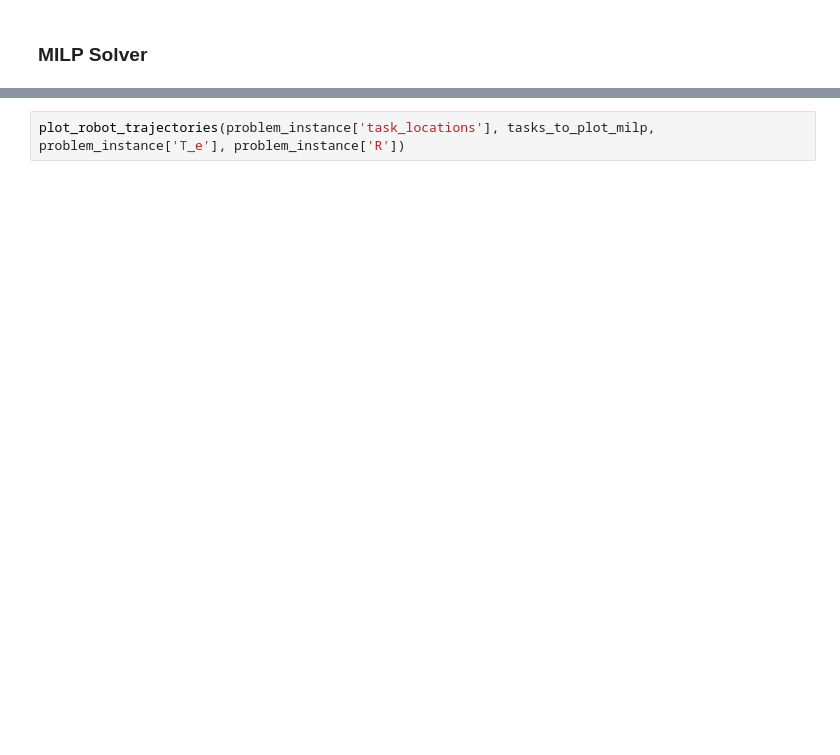
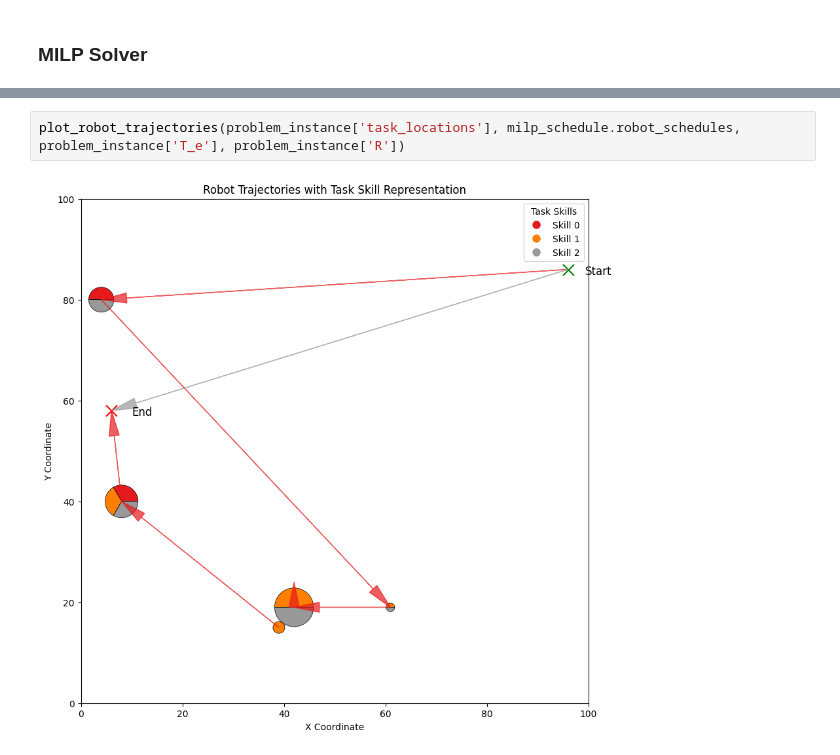
Before and after one commit to jakbichler/Sadcher, a Jupyter notebook: baselines/algorithm_comparison.ipynb, the cells around one changed output, grey strips where cells are left out. Drawn from its saved outputs; the diff is of its cells as text; blank space fills up the shorter version.

```diff
--- a/baselines/algorithm_comparison.ipynb
+++ b/baselines/algorithm_comparison.ipynb
@@ -81,5 +86,7 @@ plot_gantt_chart("MILP solution", robots, tasks_to_plot_milp, task_colors)
 # %%
-plot_robot_trajectories(problem_instance['task_locations'], tasks_to_plot_milp, problem_instance['T_e'], problem_instance['R'])
+plot_robot_trajectories(problem_instance['task_locations'], milp_schedule.robot_schedules, problem_instance['T_e'], problem_instance['R'])
+# %% [output]
+[figure, added]
 # %%
 
 %autoreload
```
Also changed, not shown: parts of 16 cells of this notebook, 5 other files.
